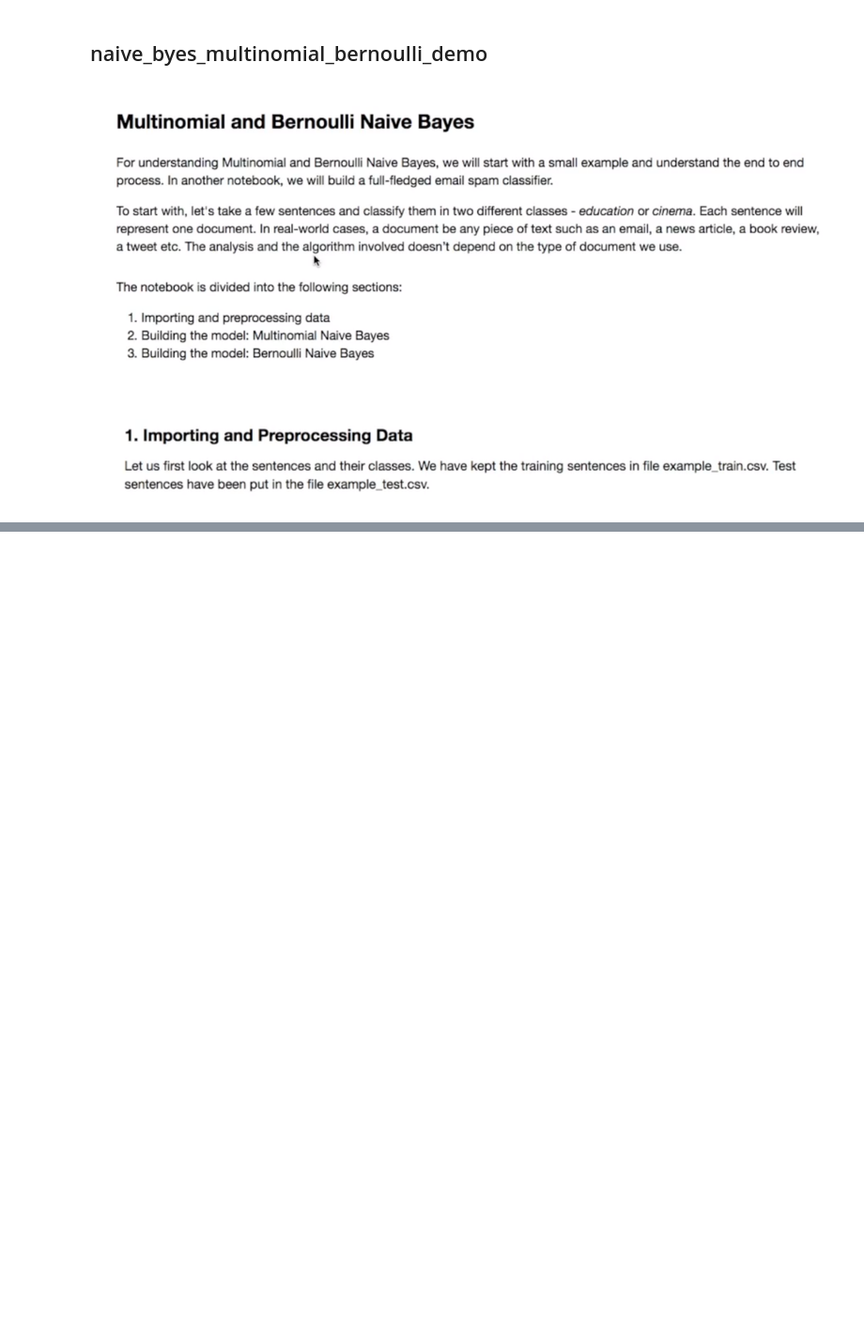
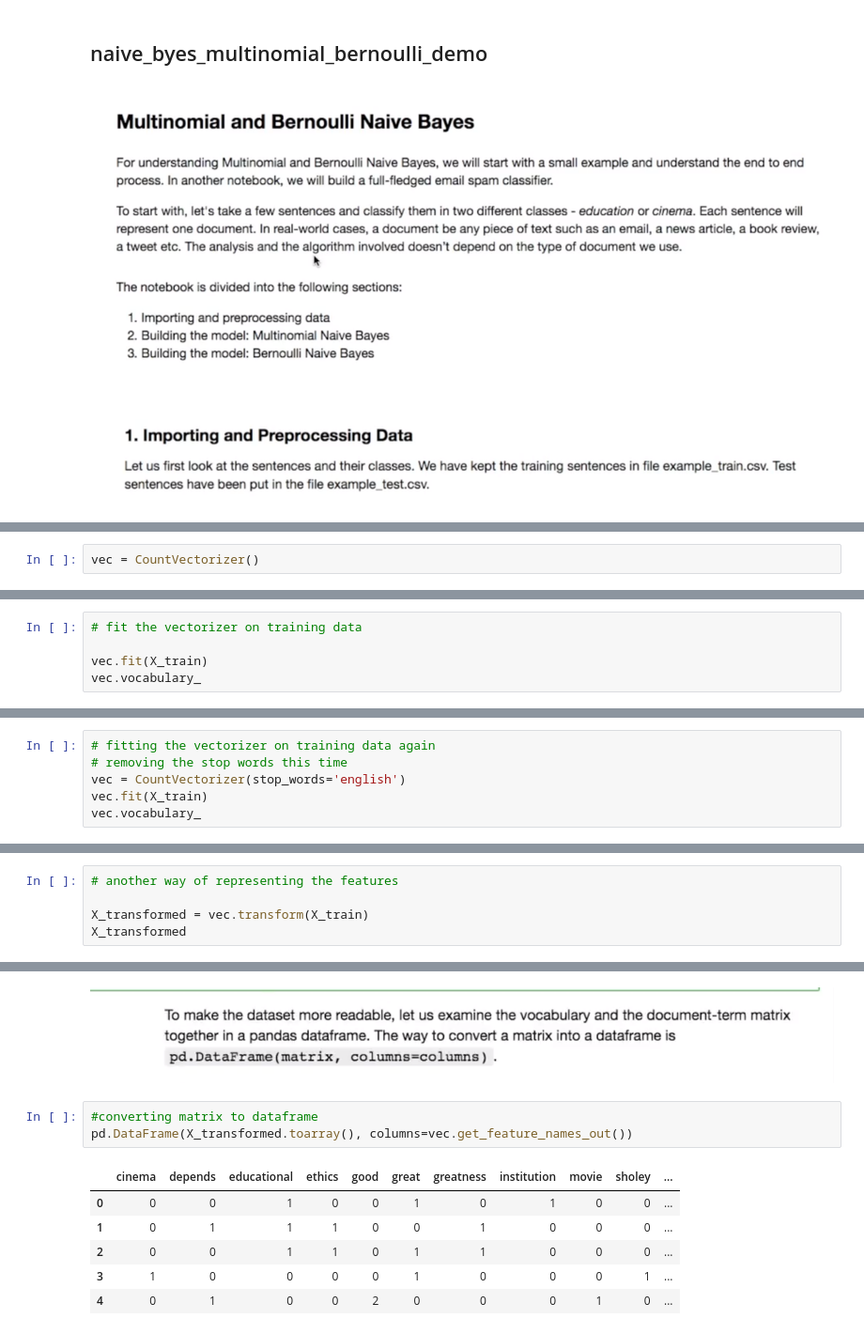
Before and after one commit to sachinmahale/Bernoulli-Naive-Bayes, a Jupyter notebook: naive_byes_multinomial_bernoulli_demo.ipynb, the cells around one changed output, grey strips where cells are left out. Shown at 94% size. Cells and saved outputs as stored; diff of their text form; blank space fills up the shorter version.

```diff
--- a/naive_byes_multinomial_bernoulli_demo.ipynb
+++ b/naive_byes_multinomial_bernoulli_demo.ipynb
@@ -6,0 +65,2 @@
+# %%
+vec = CountVectorizer()
@@ -6,0 +69,5 @@
+# %%
+# fit the vectorizer on training data
+
+vec.fit(X_train)
+vec.vocabulary_
@@ -6,0 +93,6 @@
+# %%
+# fitting the vectorizer on training data again
+# removing the stop words this time
+vec = CountVectorizer(stop_words='english')
+vec.fit(X_train)
+vec.vocabulary_
@@ -6,0 +123,5 @@
+# %%
+# another way of representing the features
+
+X_transformed = vec.transform(X_train)
+X_transformed
@@ -6,0 +168,12 @@
+# %% [markdown]
+![image.png](attachment:image.png)
+# %%
+#converting matrix to dataframe
+pd.DataFrame(X_transformed.toarray(), columns=vec.get_feature_names_out())
+# %% [output]
+|  | cinema | depends | educational | ethics | good | great | greatness | institution | movie | sholey | ... |
+| 0 | 0 | 0 | 1 | 0 | 0 | 1 | 0 | 1 | 0 | 0 | ... |
+| 1 | 0 | 1 | 1 | 1 | 0 | 0 | 1 | 0 | 0 | 0 | ... |
+| 2 | 0 | 0 | 1 | 1 | 0 | 1 | 1 | 0 | 0 | 0 | ... |
+| 3 | 1 | 0 | 0 | 0 | 0 | 1 | 0 | 0 | 0 | 1 | ... |
+| 4 | 0 | 1 | 0 | 0 | 2 | 0 | 0 | 0 | 1 | 0 | ... |
```
Also changed, not shown: parts of 25 cells of this notebook.
